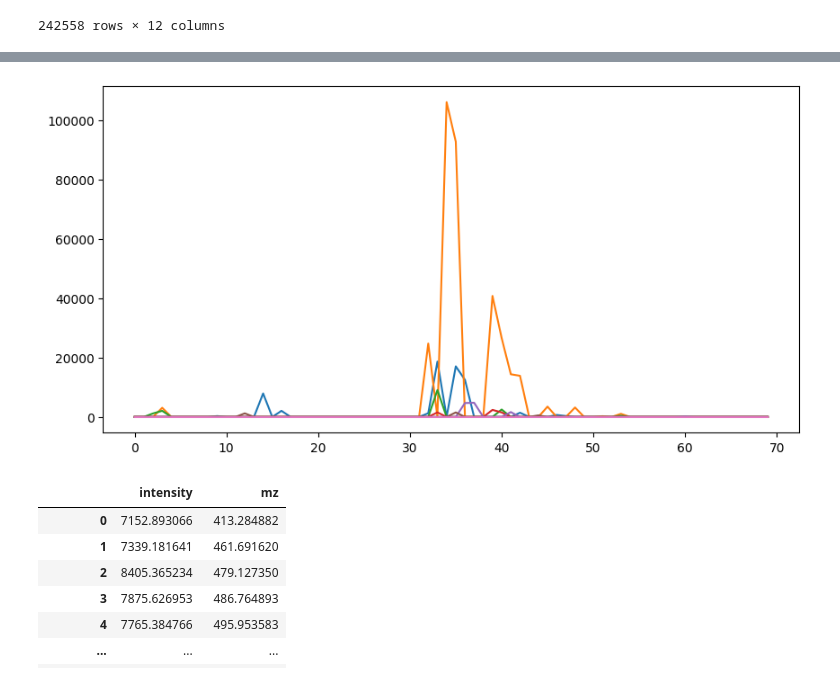
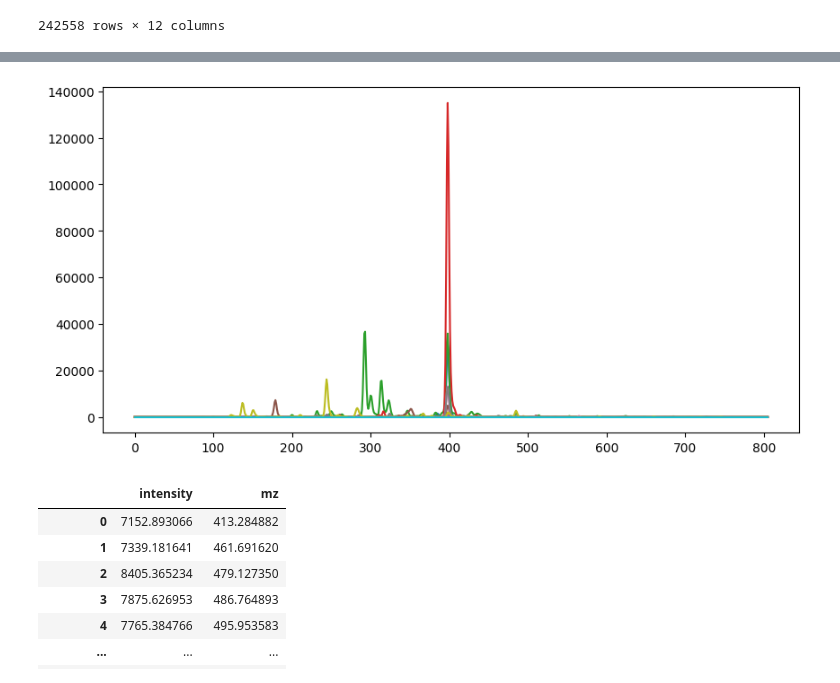
Before and after one commit to MannLabs/alphadia-search-rs, a Jupyter notebook: scripts/alpharaw.ipynb, the cells around one changed output, grey strips where cells are left out. Cells and saved outputs as stored; diff of their text form; code cells hidden in the pictures.

```diff
--- a/scripts/alpharaw.ipynb
+++ b/scripts/alpharaw.ipynb
@@ -98,11 +116,11 @@ array.shape
 # %%
 from matplotlib import pyplot as plt
 fig, ax = plt.subplots(figsize=(10, 5))
 for i in range(array.shape[0]):
-    ax.plot(array[i,230:300])
+    ax.plot(array[i])
 plt.show()
 # %% [output]
-[figure, old version]
+[figure, new version]
 # %%
 dia_data.peak_df
 # %% [output]
```
Also changed, not shown: parts of 7 cells of this notebook, 14 other files.
